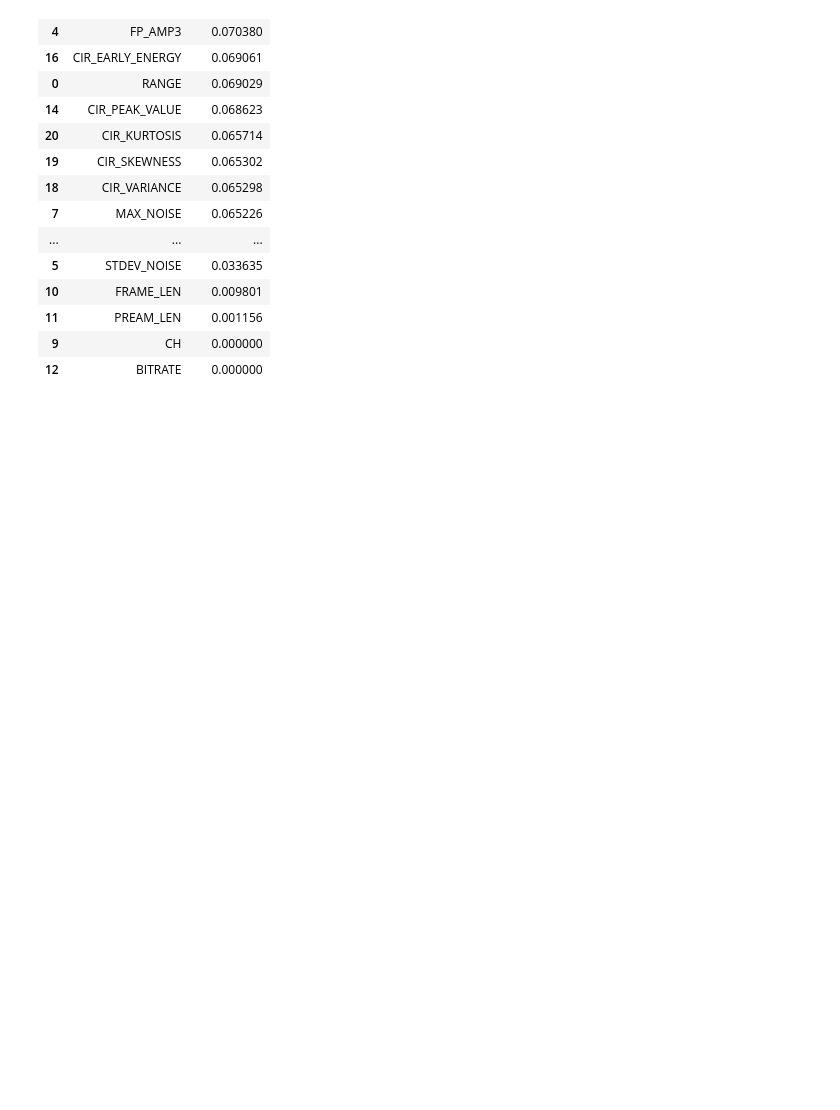
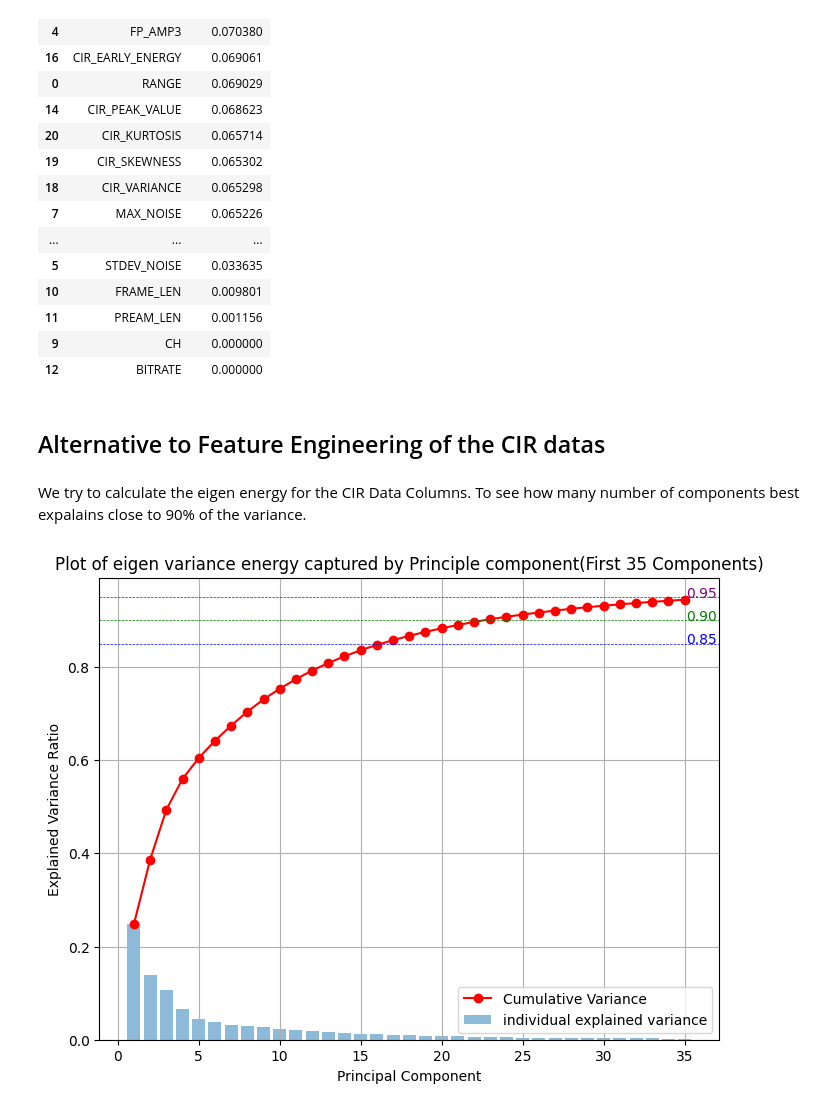
Before and after one commit to ptrpfa/UWB-LOS-NLOS-Classification, a Jupyter notebook: preprocessing2.ipynb, the cells around one changed output. Saved outputs shown, nothing was run; the diff lists cells and outputs as text; code cells hidden in the pictures; blank space fills up the shorter version.

Commit message:
alt to the CIR data processing

```diff
--- a/preprocessing2.ipynb
+++ b/preprocessing2.ipynb
@@ -269,3 +262,43 @@ feature_importance_df.head(20)
 | 11 | PREAM_LEN | 0.001156 |
 | 9 | CH | 0.000000 |
 | 12 | BITRATE | 0.000000 |
+# %% [markdown]
+## Alternative to Feature Engineering of the CIR datas
+# %% [markdown]
+We try to calculate the eigen energy for the CIR Data Columns. To see how many number of components best expalains close to 90% of the variance.
+# %%
+import matplotlib.pyplot as plt
+from sklearn.decomposition import PCA
+
+# Filter the dataset to only include the CIR columns and Class
+df_for_cluster = pd.concat([df_combined.iloc[:, :1], df_combined.iloc[:, 15:-7]], axis=1).copy()
+temp_cir_df = cir_df
+
+# Apply PCA
+pca = PCA()
+pca.fit(temp_cir_df)
+
+# Calculate explained variance ratio (eigen energy)
+eigen_energy = pca.explained_variance_ratio_[:35]  # Consider only the first 35 components
+cumulative_variance = np.cumsum(eigen_energy)  # Cumulative explained variance
+
+# Plot the explained variance ratio for the first 12 components
+plt.figure(figsize=(8, 6))
+plt.bar(range(1, len(eigen_energy) + 1), eigen_energy, alpha=0.5, align='center', label=f'individual explained variance')
+plt.plot(range(1, len(cumulative_variance) + 1), cumulative_variance, color='red', marker='o', label='Cumulative Variance')
+
+# Plot horizontal lines for specified thresholds
+thresholds = [0.85, 0.90, 0.95]
+threshold_colors = ['blue', 'green', 'purple']
+for threshold, color in zip(thresholds, threshold_colors):
+    plt.axhline(y=threshold, color=color, linestyle='--', linewidth=0.5)
+    plt.text(len(cumulative_variance) + 0.1, threshold, f'{threshold:.2f}', color=color)
+
+plt.xlabel('Principal Component')
+plt.ylabel('Explained Variance Ratio')
+plt.title(f"Plot of eigen variance energy captured by Principle component(First 35 Components)")
+plt.legend()
+plt.grid(True)
+plt.show()
+# %% [output]
+[figure, added]
```
Also changed, not shown: parts of 11 cells of this notebook.
